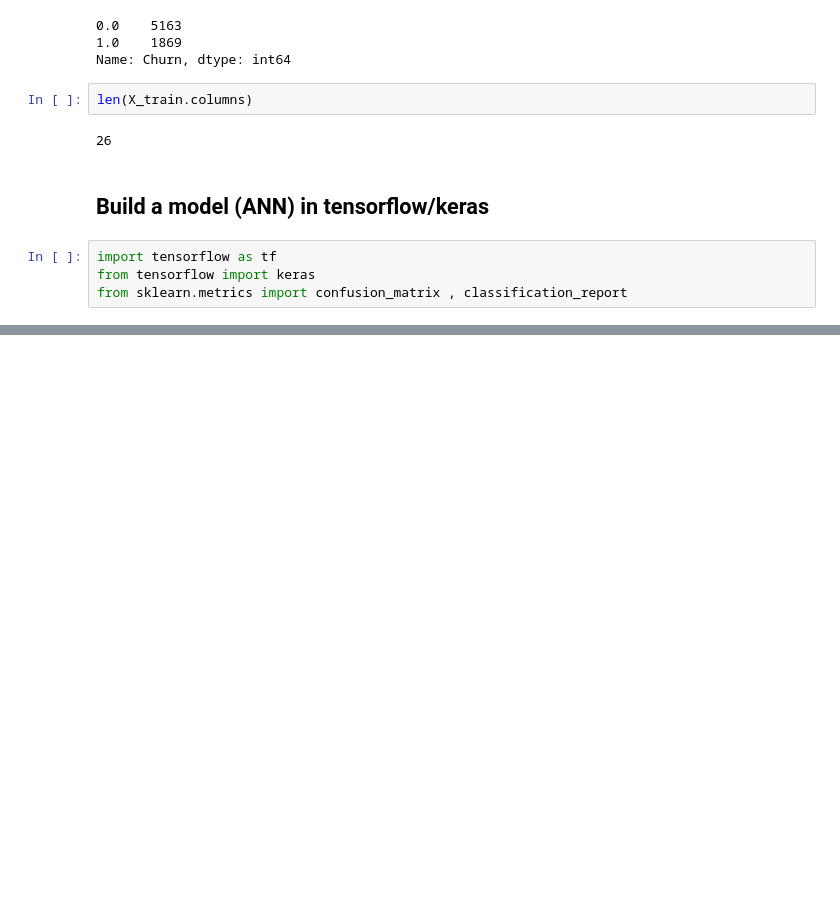
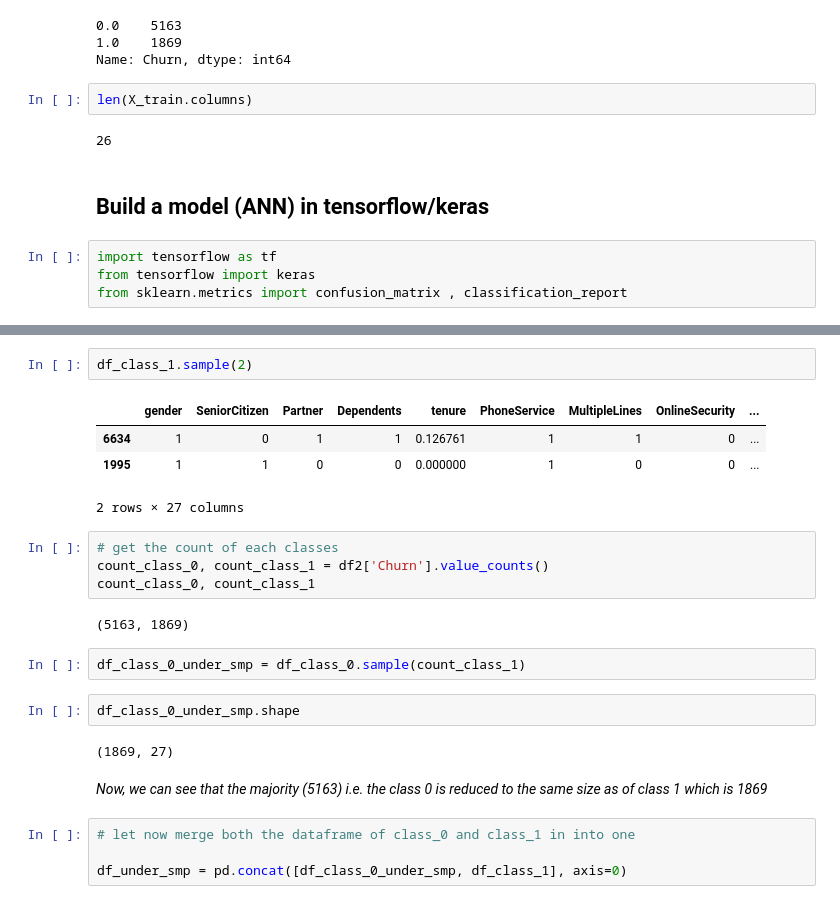
Before and after one commit to dasdebjeet/data_science, a Jupyter notebook: Deep Learning/Skewed or imbalanced handling of Dataset.ipynb, the cells around one changed output, grey strips where cells are left out. Saved outputs shown, nothing was run; the diff lists cells and outputs as text; blank space fills up the shorter version.

```diff
--- a/Deep Learning/Skewed or imbalanced handling of Dataset.ipynb
+++ b/Deep Learning/Skewed or imbalanced handling of Dataset.ipynb
@@ -179,0 +172,25 @@ weighted avg       0.78      0.78      0.78      1407
+# %%
+df_class_1.sample(2)
+# %% [output]
+|  | gender | SeniorCitizen | Partner | Dependents | tenure | PhoneService | MultipleLines | OnlineSecurity | ... |
+| 6634 | 1 | 0 | 1 | 1 | 0.126761 | 1 | 1 | 0 | ... |
+| 1995 | 1 | 1 | 0 | 0 | 0.000000 | 1 | 0 | 0 | ... |
+2 rows × 27 columns
+# %%
+# get the count of each classes
+count_class_0, count_class_1 = df2['Churn'].value_counts()
+count_class_0, count_class_1
+# %% [output]
+(5163, 1869)
+# %%
+df_class_0_under_smp = df_class_0.sample(count_class_1)
+# %%
+df_class_0_under_smp.shape
+# %% [output]
+(1869, 27)
+# %% [markdown]
+_Now, we can see that the majority (5163) i.e. the class 0 is reduced to the same size as of class 1 which is 1869_
+# %%
+# let now merge both the dataframe of class_0 and class_1 in into one
+
+df_under_smp = pd.concat([df_class_0_under_smp, df_class_1], axis=0)
```
Also changed, not shown: parts of 59 cells of this notebook.
